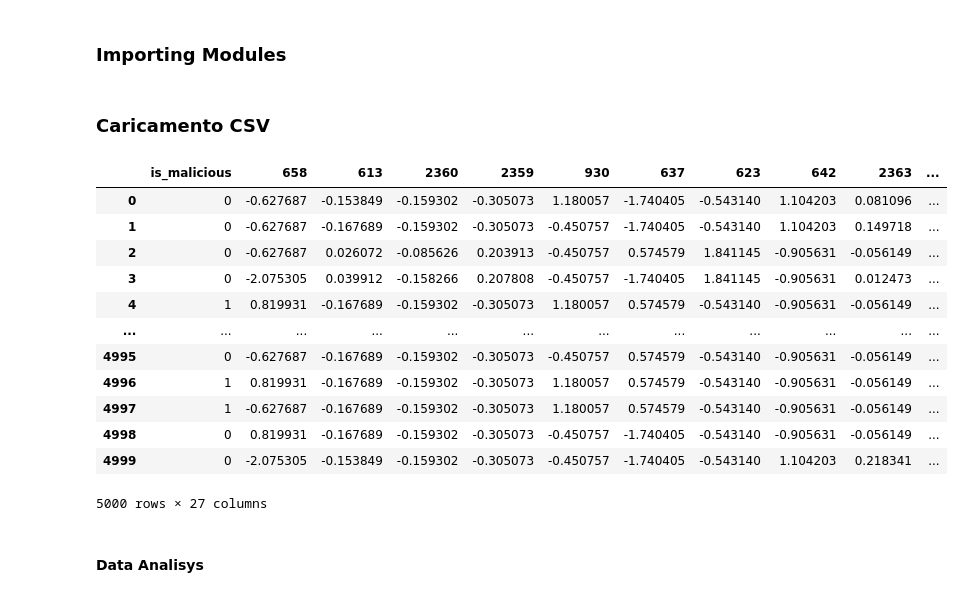
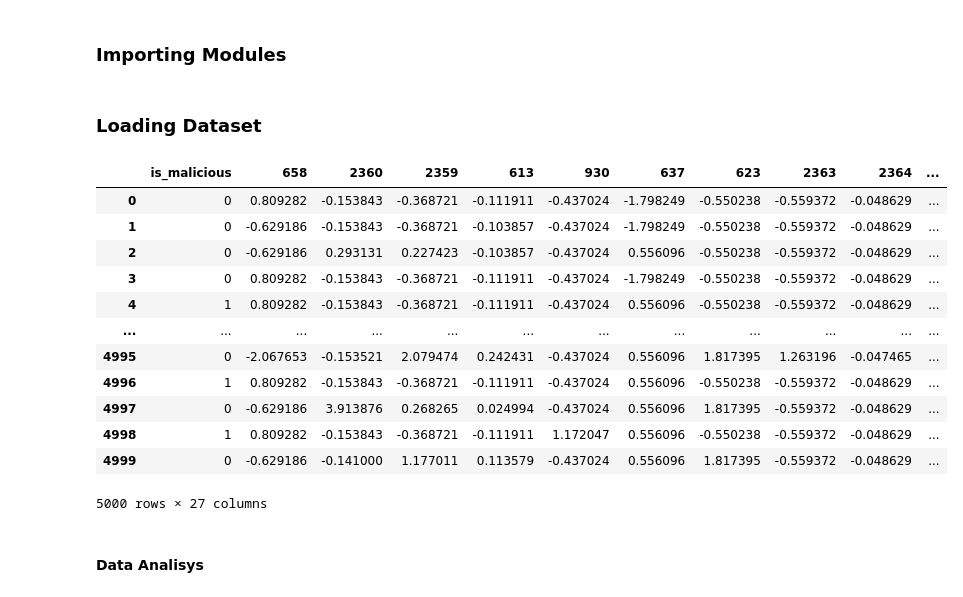
Before and after one commit to pr4gm4/Sp-AI-Ware, a Jupyter notebook: Source/Classifier_Building/classifier.ipynb, the cells around one changed output. Drawn from its saved outputs; the diff is of its cells as text; code cells hidden in the pictures.

```diff
--- a/Source/Classifier_Building/classifier.ipynb
+++ b/Source/Classifier_Building/classifier.ipynb
@@ -15,22 +13,22 @@ warnings.filterwarnings("ignore")
-# %% [markdown]
-### Caricamento CSV
+# %% [markdown]
+### Loading Dataset
 # %%
-
-dataframe = pd.read_csv("../../Datasets/5000kdataset.csv")
+size = 5000
+dataframe = pd.read_csv("../../Datasets/"+str(size)+"dataset.csv")
 dataframe
 # %% [output]
-|  | is_malicious | 658 | 613 | 2360 | 2359 | 930 | 637 | 623 | 642 | 2363 | ... |
-| 0 | 0 | -0.627687 | -0.153849 | -0.159302 | -0.305073 | 1.180057 | -1.740405 | -0.543140 | 1.104203 | 0.081096 | ... |
-| 1 | 0 | -0.627687 | -0.167689 | -0.159302 | -0.305073 | -0.450757 | -1.740405 | -0.543140 | 1.104203 | 0.149718 | ... |
-| 2 | 0 | -0.627687 | 0.026072 | -0.085626 | 0.203913 | -0.450757 | 0.574579 | 1.841145 | -0.905631 | -0.056149 | ... |
-| 3 | 0 | -2.075305 | 0.039912 | -0.158266 | 0.207808 | -0.450757 | -1.740405 | 1.841145 | -0.905631 | 0.012473 | ... |
-| 4 | 1 | 0.819931 | -0.167689 | -0.159302 | -0.305073 | 1.180057 | 0.574579 | -0.543140 | -0.905631 | -0.056149 | ... |
+|  | is_malicious | 658 | 2360 | 2359 | 613 | 930 | 637 | 623 | 2363 | 2364 | ... |
+| 0 | 0 | 0.809282 | -0.153843 | -0.368721 | -0.111911 | -0.437024 | -1.798249 | -0.550238 | -0.559372 | -0.048629 | ... |
+| 1 | 0 | -0.629186 | -0.153843 | -0.368721 | -0.103857 | -0.437024 | -1.798249 | -0.550238 | -0.559372 | -0.048629 | ... |
+| 2 | 0 | -0.629186 | 0.293131 | 0.227423 | -0.103857 | -0.437024 | 0.556096 | -0.550238 | -0.559372 | -0.048629 | ... |
+| 3 | 0 | 0.809282 | -0.153843 | -0.368721 | -0.111911 | -0.437024 | -1.798249 | -0.550238 | -0.559372 | -0.048629 | ... |
+| 4 | 1 | 0.809282 | -0.153843 | -0.368721 | -0.111911 | -0.437024 | 0.556096 | -0.550238 | -0.559372 | -0.048629 | ... |
 | ... | ... | ... | ... | ... | ... | ... | ... | ... | ... | ... | ... |
-| 4995 | 0 | -0.627687 | -0.167689 | -0.159302 | -0.305073 | -0.450757 | 0.574579 | -0.543140 | -0.905631 | -0.056149 | ... |
-| 4996 | 1 | 0.819931 | -0.167689 | -0.159302 | -0.305073 | 1.180057 | 0.574579 | -0.543140 | -0.905631 | -0.056149 | ... |
-| 4997 | 1 | -0.627687 | -0.167689 | -0.159302 | -0.305073 | 1.180057 | 0.574579 | -0.543140 | -0.905631 | -0.056149 | ... |
-| 4998 | 0 | 0.819931 | -0.167689 | -0.159302 | -0.305073 | -0.450757 | -1.740405 | -0.543140 | -0.905631 | -0.056149 | ... |
-| 4999 | 0 | -2.075305 | -0.153849 | -0.159302 | -0.305073 | -0.450757 | -1.740405 | -0.543140 | 1.104203 | 0.218341 | ... |
+| 4995 | 0 | -2.067653 | -0.153521 | 2.079474 | 0.242431 | -0.437024 | 0.556096 | 1.817395 | 1.263196 | -0.047465 | ... |
+| 4996 | 1 | 0.809282 | -0.153843 | -0.368721 | -0.111911 | -0.437024 | 0.556096 | -0.550238 | -0.559372 | -0.048629 | ... |
+| 4997 | 0 | -0.629186 | 3.913876 | 0.268265 | 0.024994 | -0.437024 | 0.556096 | 1.817395 | -0.559372 | -0.048629 | ... |
+| 4998 | 1 | 0.809282 | -0.153843 | -0.368721 | -0.111911 | 1.172047 | 0.556096 | -0.550238 | -0.559372 | -0.048629 | ... |
+| 4999 | 0 | -0.629186 | -0.141000 | 1.177011 | 0.113579 | -0.437024 | 0.556096 | 1.817395 | -0.559372 | -0.048629 | ... |
 5000 rows × 27 columns
 # %% [markdown]
 #### Data Analisys
```
Also changed, not shown: parts of 11 cells of this notebook, 9 other files.
